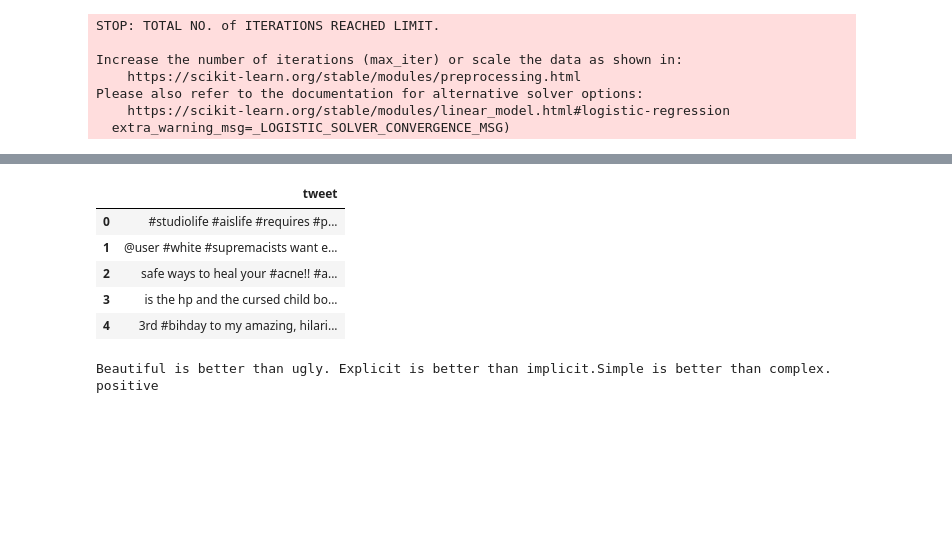
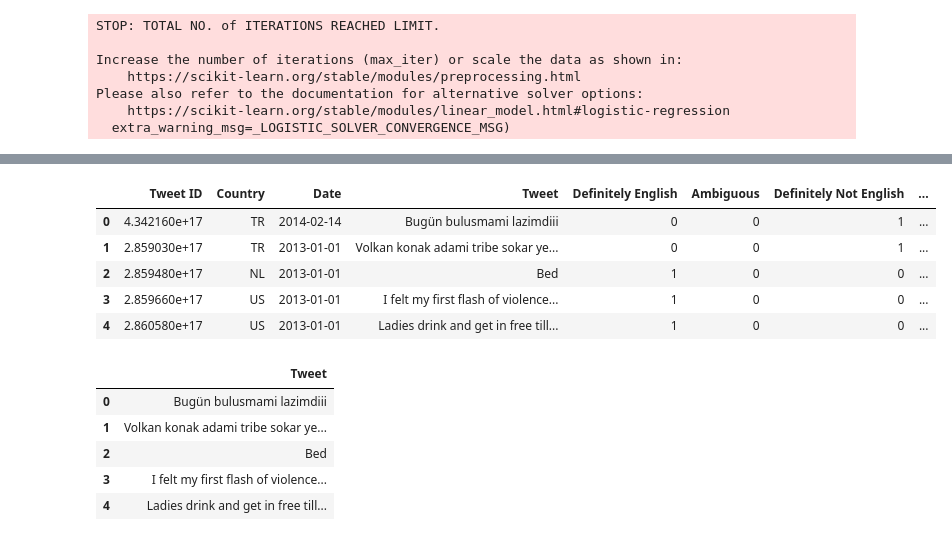
Before and after one commit to JERRICKGERALD/Sentiment-analysis-of-Twitter-using-semantic-analysis, a Jupyter notebook: Twitter Analysis.ipynb, the cells around one changed output, grey strips where cells are left out. Drawn from its saved outputs; the diff is of its cells as text; code cells hidden in the pictures; blank space fills up the shorter version.

```diff
--- a/Twitter Analysis.ipynb
+++ b/Twitter Analysis.ipynb
@@ -342,0 +402,10 @@ nltk.download('punkt')
+# %%
+df6=pd.read_csv(r"C:\Users\Admin\CD Project\Input Files\Multilanguage.csv")
+df6.head()
+# %% [output]
+|  | Tweet ID | Country | Date | Tweet | Definitely English | Ambiguous | Definitely Not English | ... |
+| 0 | 4.342160e+17 | TR | 2014-02-14 | Bugün bulusmami lazimdiii | 0 | 0 | 1 | ... |
+| 1 | 2.859030e+17 | TR | 2013-01-01 | Volkan konak adami tribe sokar ye... | 0 | 0 | 1 | ... |
+| 2 | 2.859480e+17 | NL | 2013-01-01 | Bed | 1 | 0 | 0 | ... |
+| 3 | 2.859660e+17 | US | 2013-01-01 | I felt my first flash of violence... | 1 | 0 | 0 | ... |
+| 4 | 2.860580e+17 | US | 2013-01-01 | Ladies drink and get in free till... | 1 | 0 | 0 | ... |
@@ -343,22 +416,13 @@ nltk.download('punkt')
 # %%
-df2=pd.read_csv(r"C:\Users\Admin\CD Project\test.csv")
-del df2['id']
-df2.head()
+df7=pd.read_csv(r"C:\Users\Admin\CD Project\tweet.csv")
-# %% [output]
-|  | tweet |
-| 0 | #studiolife #aislife #requires #p... |
-| 1 | @user #white #supremacists want e... |
-| 2 | safe ways to heal your #acne!! #a... |
-| 3 | is the hp and the cursed child bo... |
-| 4 | 3rd #bihday to my amazing, hilari... |
-# %%
-if blob1.sentiment.polarity >= 0.7:
-    print(blob1,'Strong Positive')
-elif blob1.sentiment.polarity > 0:
-    print(blob1,'positive')
-elif blob1.sentiment.polarity < -1:
-    print(blob1,'Negative')
-elif blob1.sentiment.polarity == -1:
-    print(blob1,'Strongly Negative')
-# %% [output]
-Beautiful is better than ugly. Explicit is better than implicit.Simple is better than complex. positive
+# %%
+df7.head()
+del df7['Unnamed: 0']
+df7.head()
+# %% [output]
+|  | Tweet |
+| 0 | Bugün bulusmami lazimdiii |
+| 1 | Volkan konak adami tribe sokar ye... |
+| 2 | Bed |
+| 3 | I felt my first flash of violence... |
+| 4 | Ladies drink and get in free till... |
```
Also changed, not shown: parts of 32 cells of this notebook.
